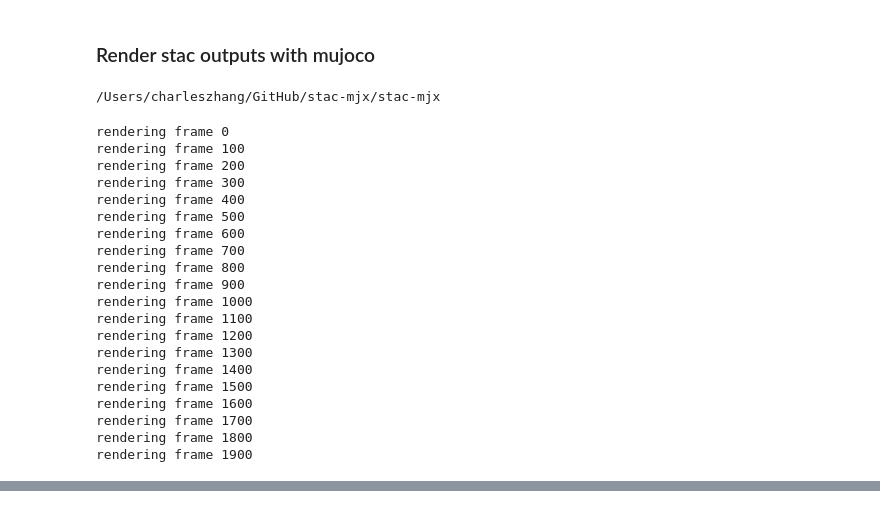
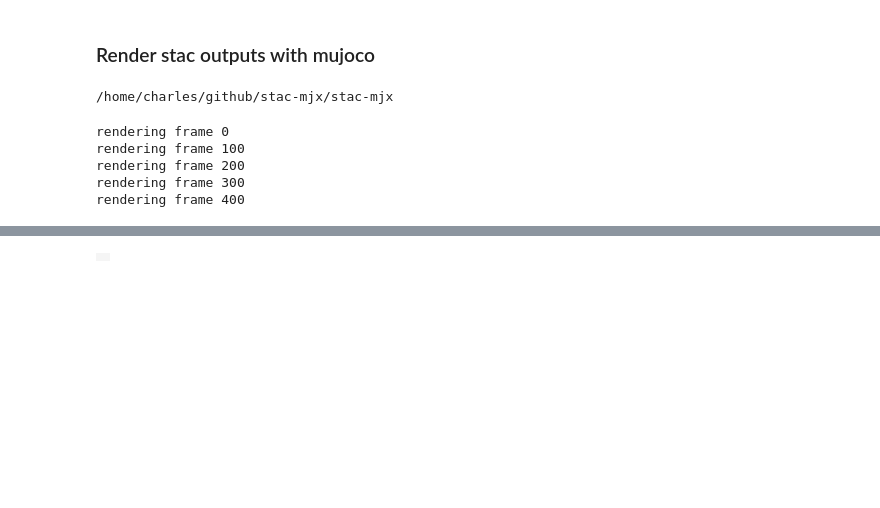
Before and after one commit to talmolab/stac-mjx, a Jupyter notebook: render.ipynb, the cells around one changed output, grey strips where cells are left out. Saved outputs shown, nothing was run; the diff lists cells and outputs as text; code cells hidden in the pictures; blank space fills up the shorter version.

```diff
--- a/render.ipynb
+++ b/render.ipynb
@@ -11,10 +11,10 @@ import utils
 os.environ["MUJOCO_GL"] = "osmesa"
 
 # set args and initialize params
-rat_xml = "../models/rodent_stac.xml"
-data_path = "../standard_fit_6loops.p"
+rat_xml = "../models/rodent_stac_optimized.xml"
+data_path = "../fit_500_4_4.p"
 params_path = "../params/params.yaml"
-n_frames=2000
+n_frames=500
 save_path="../videos/direct_render.mp4"
 utils.init_params(params_path)
 
@@ -22,24 +22,9 @@ utils.init_params(params_path)
 frames = mujoco_viz(data_path, rat_xml, n_frames, save_path)
 media.show_video(frames, fps=utils.params["RENDER_FPS"])
 # %% [output]
-/Users/charleszhang/GitHub/stac-mjx/stac-mjx
+/home/charles/github/stac-mjx/stac-mjx
 rendering frame 0
 rendering frame 100
 rendering frame 200
 rendering frame 300
 rendering frame 400
-rendering frame 500
-rendering frame 600
-rendering frame 700
-rendering frame 800
-rendering frame 900
-rendering frame 1000
-rendering frame 1100
-rendering frame 1200
-rendering frame 1300
-rendering frame 1400
-rendering frame 1500
-rendering frame 1600
-rendering frame 1700
-rendering frame 1800
-rendering frame 1900
@@ -46,0 +31 @@ rendering frame 1900
+|  |
```
Also changed, not shown: parts of 1 cell of this notebook, 1 other file.
